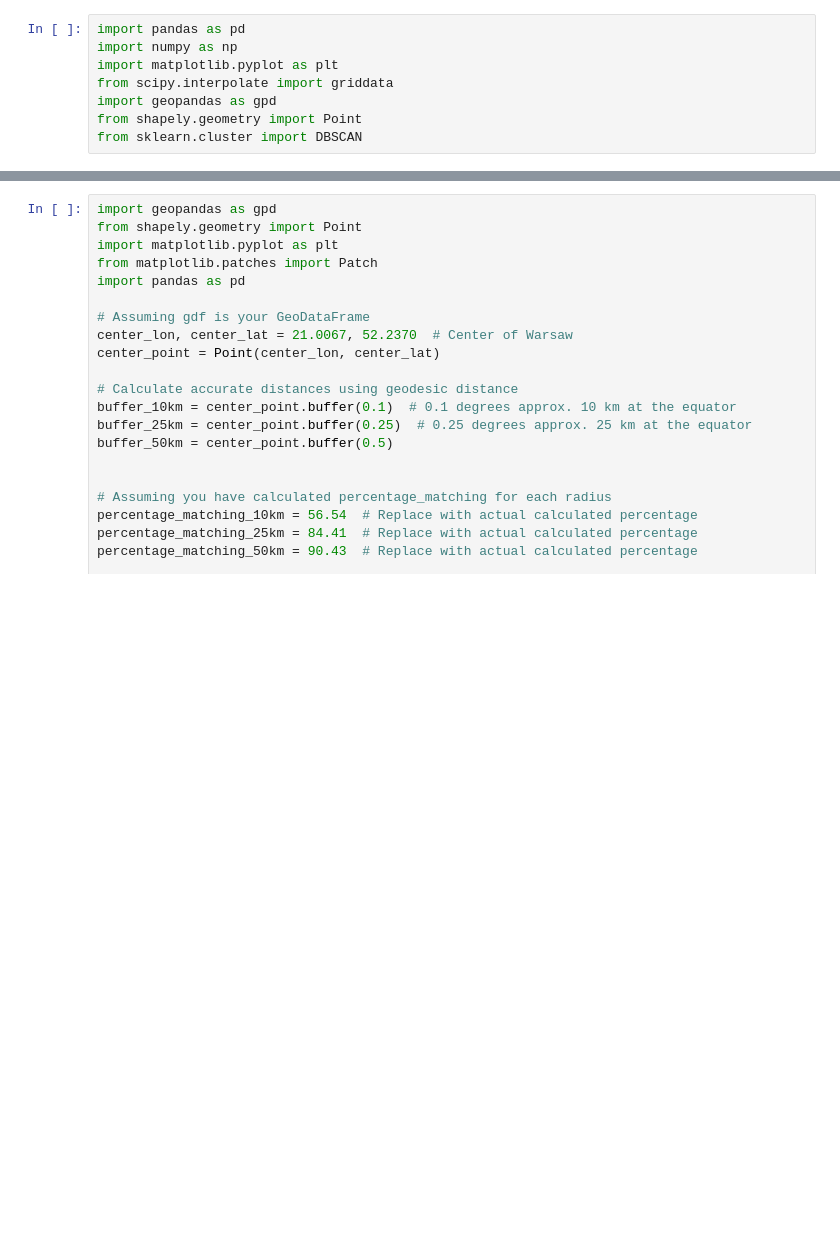
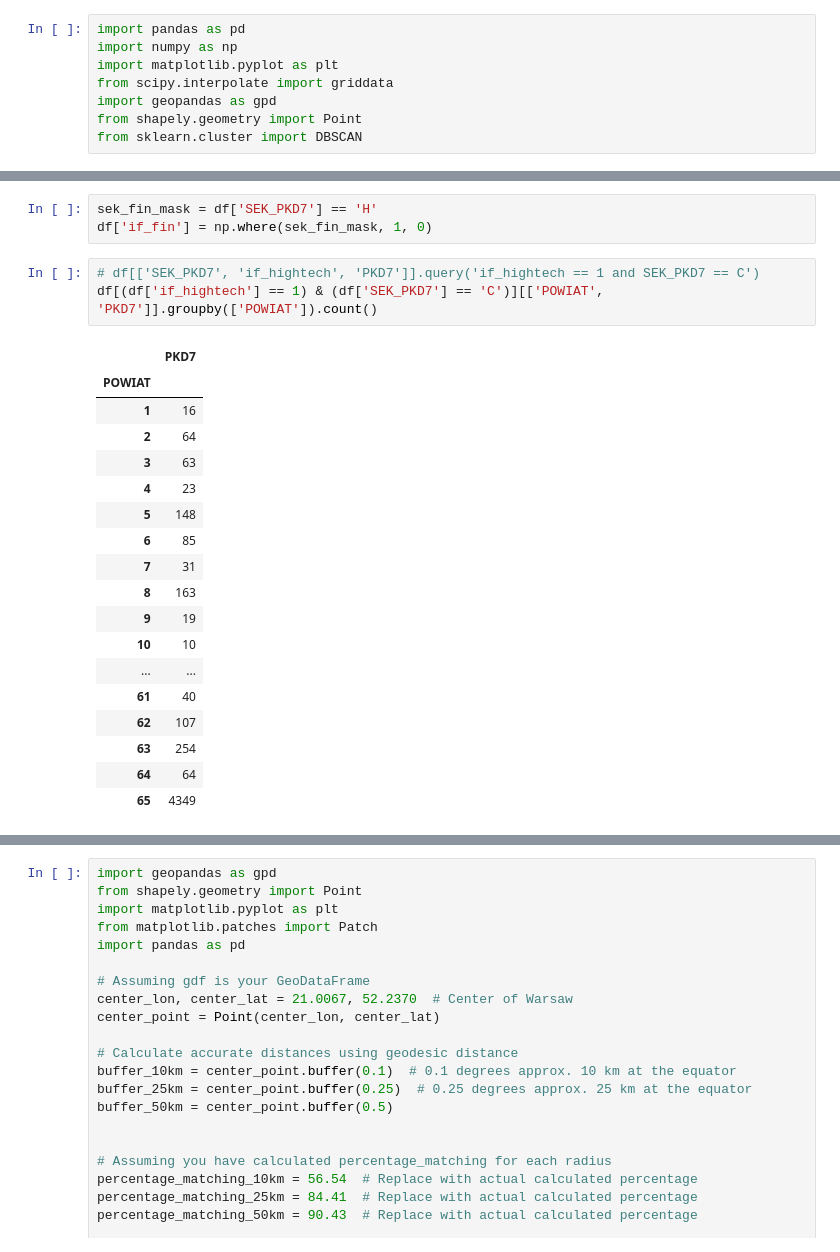
Before and after one commit to fszymanski13/master_thesis, a Jupyter notebook: notebooks/Wstępna analiza.ipynb, the cells around one changed output, grey strips where cells are left out. Cells and saved outputs as stored; diff of their text form; blank space fills up the shorter version.

```diff
--- a/notebooks/Wstępna analiza.ipynb
+++ b/notebooks/Wstępna analiza.ipynb
@@ -28,0 +35,25 @@ df.describe(include = 'all')
+# %%
+sek_fin_mask = df['SEK_PKD7'] == 'H'
+df['if_fin'] = np.where(sek_fin_mask, 1, 0)
+# %%
+# df[['SEK_PKD7', 'if_hightech', 'PKD7']].query('if_hightech == 1 and SEK_PKD7 == C')
+df[(df['if_hightech'] == 1) & (df['SEK_PKD7'] == 'C')][['POWIAT', 'PKD7']].groupby(['POWIAT']).count()
+# %% [output]
+|  | PKD7 |
+| POWIAT |  |
+| 1 | 16 |
+| 2 | 64 |
+| 3 | 63 |
+| 4 | 23 |
+| 5 | 148 |
+| 6 | 85 |
+| 7 | 31 |
+| 8 | 163 |
+| 9 | 19 |
+| 10 | 10 |
+| ... | ... |
+| 61 | 40 |
+| 62 | 107 |
+| 63 | 254 |
+| 64 | 64 |
+| 65 | 4349 |
```
Also changed, not shown: parts of 20 cells of this notebook, 1 other file.
